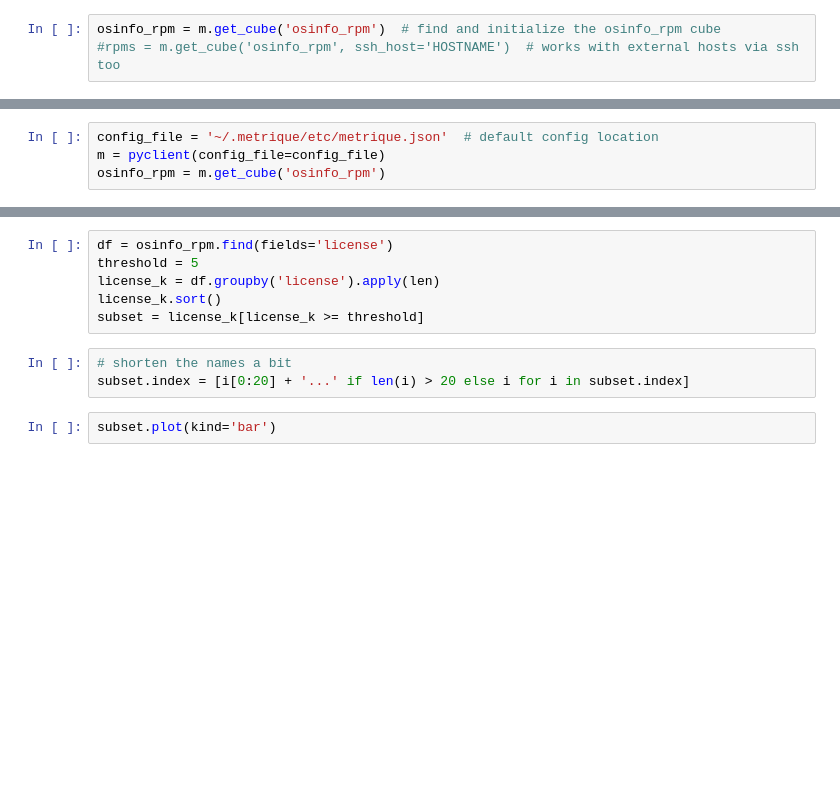
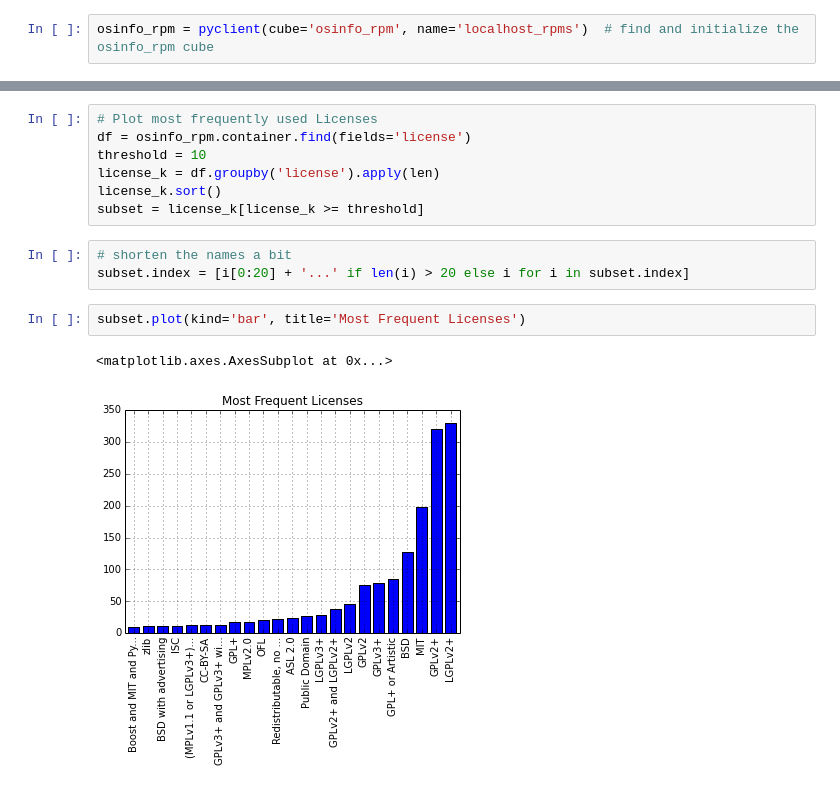
Before and after one commit to calmrat/metrique, a Jupyter notebook: notebooks/Cube Example - osinfo_rpm.ipynb, the cells around one changed output, grey strips where cells are left out. Saved outputs shown, nothing was run; the diff lists cells and outputs as text; blank space fills up the shorter version.

```diff
--- a/notebooks/Cube Example - osinfo_rpm.ipynb
+++ b/notebooks/Cube Example - osinfo_rpm.ipynb
@@ -5,4 +3,3 @@ m = pyclient()  # cube api
 # %%
-osinfo_rpm = m.get_cube('osinfo_rpm')  # find and initialize the osinfo_rpm cube
-#rpms = m.get_cube('osinfo_rpm', ssh_host='HOSTNAME')  # works with external hosts via ssh too
+osinfo_rpm = pyclient(cube='osinfo_rpm', name='localhost_rpms')  # find and initialize the osinfo_rpm cube
 # %%
@@ -16,4 +34,0 @@ objects[0]
-# %%
-config_file = '~/.metrique/etc/metrique.json'  # default config location
-m = pyclient(config_file=config_file)
-osinfo_rpm = m.get_cube('osinfo_rpm')
@@ -30,6 +85,7 @@ df.head()
 # %%
-df = osinfo_rpm.find(fields='license')
-threshold = 5
+# Plot most frequently used Licenses
+df = osinfo_rpm.container.find(fields='license')
+threshold = 10
 license_k = df.groupby('license').apply(len)
 license_k.sort()
 subset = license_k[license_k >= threshold]
@@ -37,4 +93,7 @@ subset = license_k[license_k >= threshold]
 # shorten the names a bit
 subset.index = [i[0:20] + '...' if len(i) > 20 else i for i in subset.index]
 # %%
-subset.plot(kind='bar')
+subset.plot(kind='bar', title='Most Frequent Licenses')
+# %% [output]
+<matplotlib.axes.AxesSubplot at 0x...>
+[figure, added]
```
Also changed, not shown: parts of 11 cells of this notebook, 2 other files.
